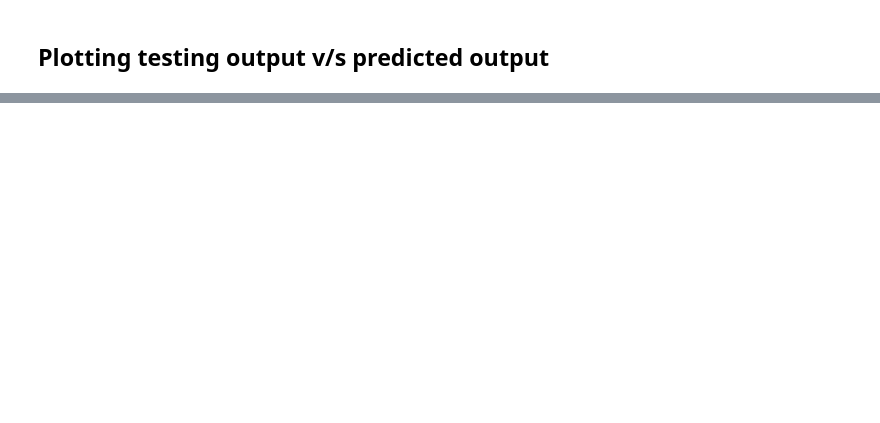
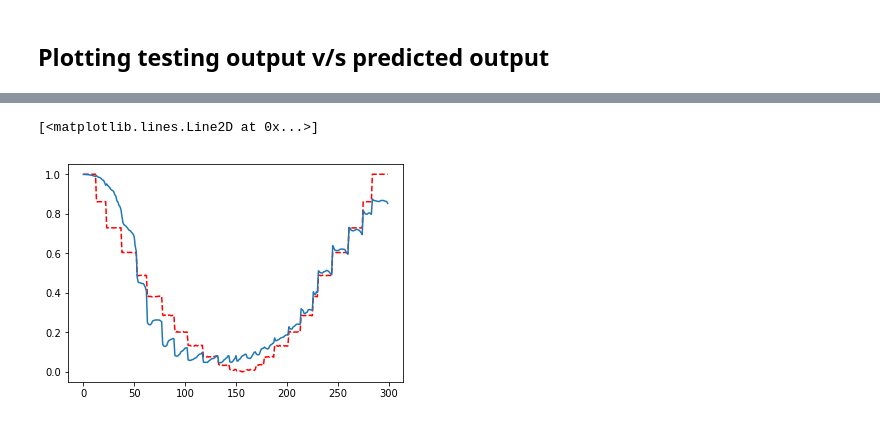
Before and after one commit to sushanthk15/My-NeuralNet-Library, a Jupyter notebook: AI_through_Neural_Network.ipynb, the cells around one changed output, grey strips where cells are left out. Cells and saved outputs as stored; diff of their text form; code cells hidden in the pictures; blank space fills up the shorter version.

```diff
--- a/AI_through_Neural_Network.ipynb
+++ b/AI_through_Neural_Network.ipynb
@@ -349,0 +355,6 @@ plt.show()
+# %%
+plt.plot(model.testing_data[1], 'r--')
+plt.plot(model.activations[-1].reshape(model.testing_data[1].shape))
+# %% [output]
+[<matplotlib.lines.Line2D at 0x...>]
+[figure, added]
```
Also changed, not shown: parts of 5 cells of this notebook.
